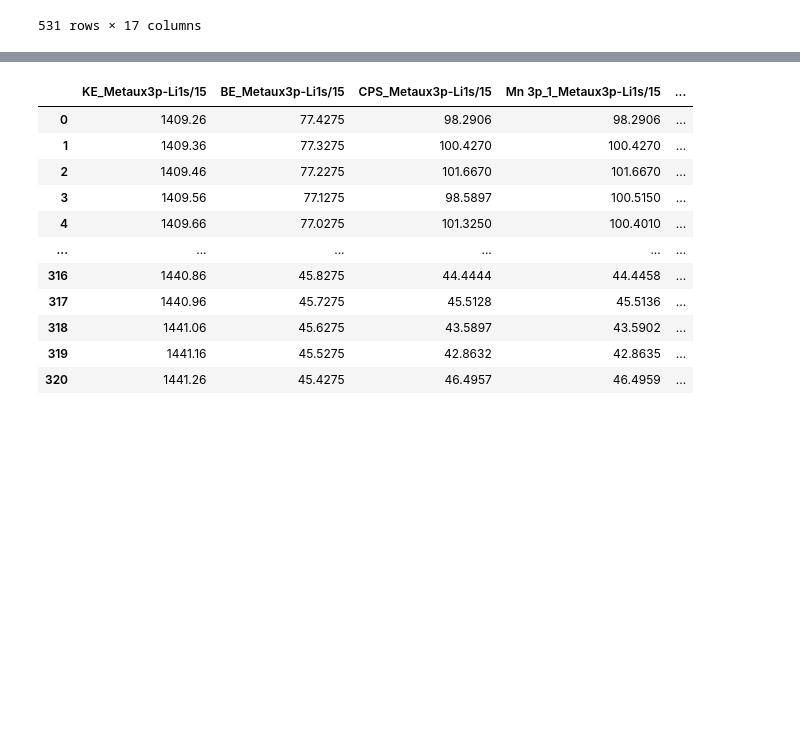
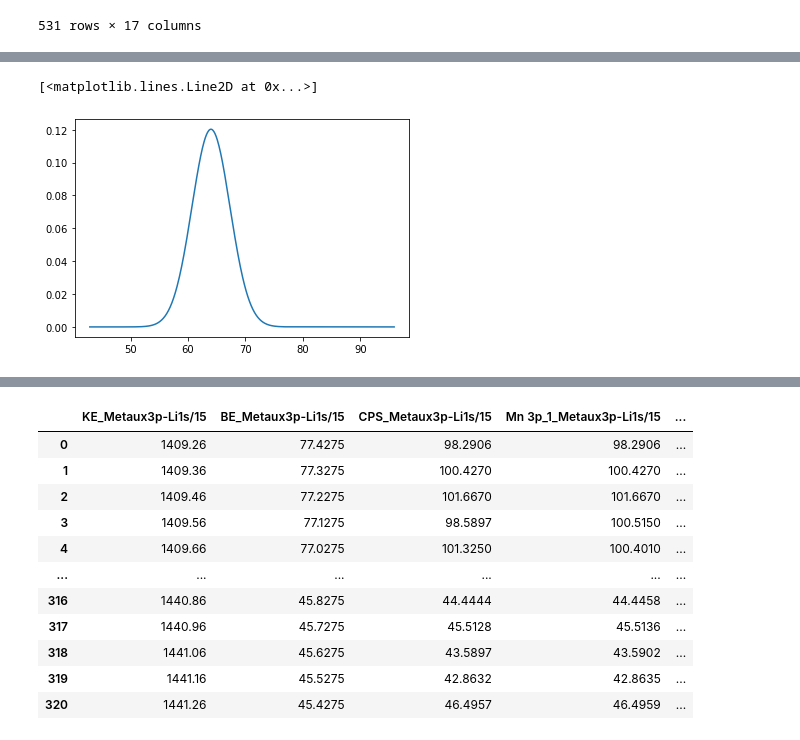
Before and after one commit to mblanchet002/PythonCMI, a Jupyter notebook: lecture fichiers textes.ipynb, the cells around one changed output, grey strips where cells are left out. Drawn from its saved outputs; the diff is of its cells as text; code cells hidden in the pictures; blank space fills up the shorter version.

```diff
--- a/lecture fichiers textes.ipynb
+++ b/lecture fichiers textes.ipynb
@@ -19,3 +21,7 @@ df
 | 529 | 1443.69 | 43.0 | 63.25 | 63.25 | ... |
 | 530 | 1443.79 | 42.9 | 61.90 | 61.90 | ... |
 531 rows × 17 columns
+# %%
+BE=[]
+BE=df["BE_LiM3p_s MRSof/23"]
+BE
@@ -21,0 +41,8 @@ df
+# %%
+def gaussienne(x,mu,sigma_carre):
+    return (1/sqrt(2*pi*sigma_carre)*exp(-1/2*(x-mu)**2/sigma_carre))
+# %%
+G=[]
+for i in range (len(BE)):
+    y=gaussienne(BE[i], 64, 11)
+    G.append(y)
@@ -21,0 +69,5 @@ df
+# %%
+plt.plot(BE, G)
+# %% [output]
+[<matplotlib.lines.Line2D at 0x...>]
+[figure, added]
```
Also changed, not shown: parts of 6 cells of this notebook.
